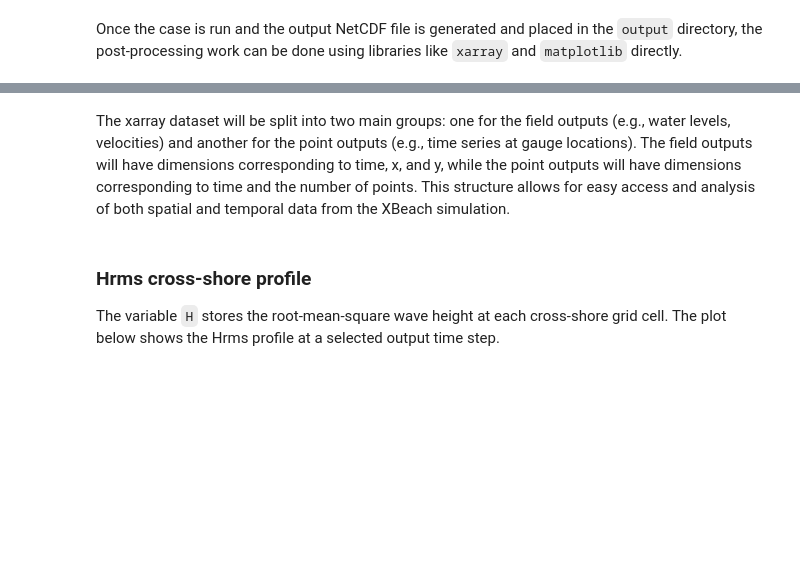
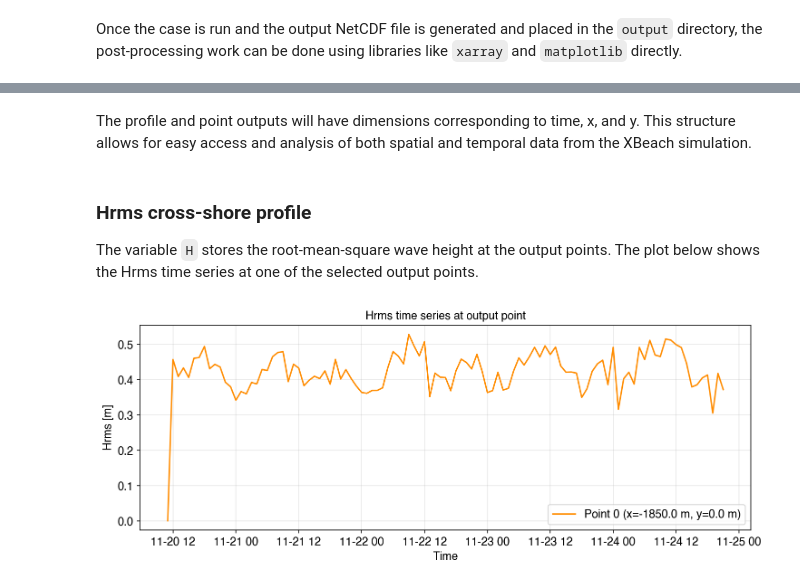
Before and after one commit to oceanicos-dev-org/oceanicospy, a Jupyter notebook: examples/models/xbeach_1D_case.ipynb, the cells around one changed output, grey strips where cells are left out. Saved outputs shown, nothing was run; the diff lists cells and outputs as text; code cells hidden in the pictures; blank space fills up the shorter version.

Commit message:
update 1D xbeach examples

```diff
--- a/examples/models/xbeach_1D_case.ipynb
+++ b/examples/models/xbeach_1D_case.ipynb
@@ -446,10 +446,6 @@ Data variables: (12/15)
     Build-Date:      Sat Nov 26 18:36:59 UTC 2022
     URL:
 # %% [markdown]
-The xarray dataset will be split into two main groups: one for the field outputs (e.g., water levels, velocities) and another for the point outputs (e.g., time series at gauge locations). The field outputs will have dimensions corresponding to time, x, and y, while the point outputs will have dimensions corresponding to time and the number of points. This structure allows for easy access and analysis of both spatial and temporal data from the XBeach simulation.
+The profile and point outputs will have dimensions corresponding to time, x, and y. This structure allows for easy access and analysis of both spatial and temporal data from the XBeach simulation.
 # %%
 ds_point = ds_output[[var for var in ds_output.data_vars if ds_output[var].ndim == 2]]
-# %% [markdown]
-### Hrms cross-shore profile
-
-The variable `H` stores the root-mean-square wave height at each cross-shore grid cell. The plot below shows the Hrms profile at a selected output time step.
@@ -472,0 +452,23 @@ plt.show()
+# %% [markdown]
+### Hrms cross-shore profile
+The variable `H` stores the root-mean-square wave height at the output points. The plot below shows the Hrms time series at one of the selected output points.
+# %%
+time = np.array([ini_date + timedelta(seconds=int(s)) for s in ds_point.pointtime.values])
+
+H = ds_point.point_H.values
+
+point_index = 0
+px = ds_point.pointx.values[point_index]
+py = ds_point.pointy.values[point_index]
+
+fig, ax = plt.subplots(figsize=(10, 4))
+ax.plot(time, H[:, point_index], color='darkorange', lw=1.5,
+        label=f'Point {point_index} (x={px:.1f} m, y={py:.1f} m)')
+ax.set(xlabel='Time', ylabel='Hrms [m]',
+       title='Hrms time series at output point')
+ax.grid(alpha=0.3)
+ax.legend()
+plt.tight_layout()
+plt.show()
+# %% [output]
+[figure, added]
```
Also changed, not shown: parts of 3 cells of this notebook.
